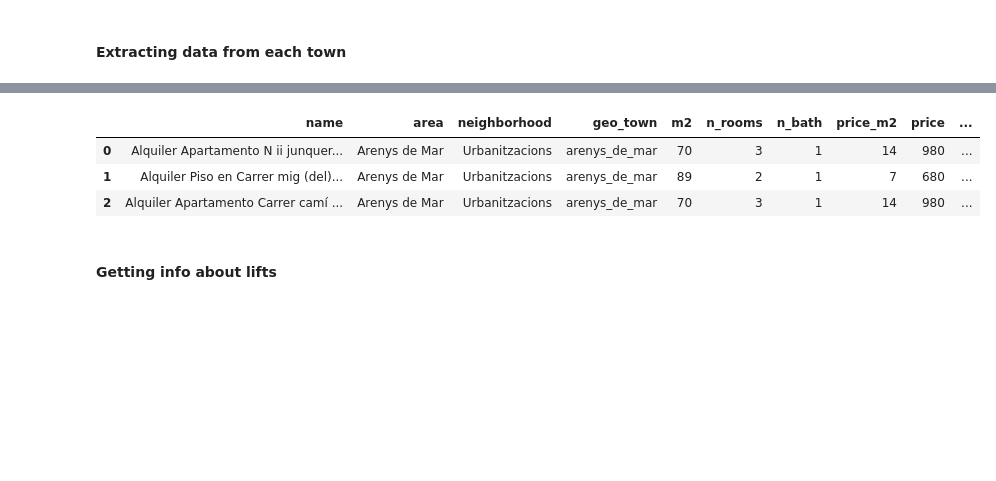
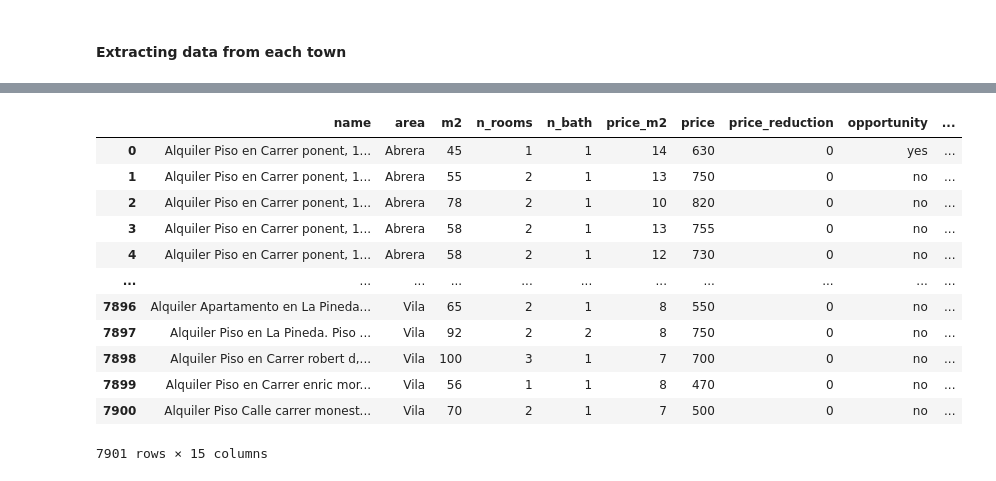
Before and after one commit to ignaciolorenzo/final-project-ignacio, a Jupyter notebook: properties-for-rent-webscrapping.ipynb, the cells around one changed output, grey strips where cells are left out. Drawn from its saved outputs; the diff is of its cells as text; code cells hidden in the pictures; blank space fills up the shorter version.

```diff
--- a/properties-for-rent-webscrapping.ipynb
+++ b/properties-for-rent-webscrapping.ipynb
@@ -130,0 +131,9 @@ filtered_df = geo_data[(geo_data['ccaa'] == ccaa) & (geo_data['n_properties'] >
+# %%
+'''
+max_price = ""
+while max_price == "":
+    try:
+        max_price = int(input("maximum price: "))
+    except:
+        max_price = ""
+'''
@@ -152,7 +196,6 @@ url = "https://www.habitaclia.com/"+property+ascensor+"-"+municipio+".htm?"+habi
 name = []
 town = []
 area = []
-neighborhood = []
 geo_town = []
 features = []
 m2 = []
@@ -167,8 +210,8 @@ opportunity = []
 last_update = []
 url = []
 
-x = min(len(name), len(town), len(area), len(neighborhood), len(geo_town), len(description), len(price), len(last_update), len(url))
-dct = {'name': name[:x], 'town': town[:x], 'area': area[:x], 'neighborhood': neighborhood[:x], 'geo_town':geo_town[:x],'m2': m2[:x], 'n_rooms': n_rooms[:x], 'n_bath': n_bath[:x], 'price_m2': price_m2[:x] ,'price': price[:x], 'price_reduction': price_reduction[:x], 'opportunity':opportunity[:x], 'last_update': last_update[:x],  'description': description[:x], 'url':url[:x] }
+x = min(len(name), len(town), len(area), len(description), len(price), len(last_update), len(url))
+dct = {'name': name[:x], 'town': town[:x], 'area': area[:x], 'm2': m2[:x], 'n_rooms': n_rooms[:x], 'n_bath': n_bath[:x], 'price_m2': price_m2[:x] ,'price': price[:x], 'price_reduction': price_reduction[:x], 'opportunity':opportunity[:x], 'last_update': last_update[:x],  'description': description[:x], 'url':url[:x] }
 df = pd.DataFrame.from_dict(dct)
 
 # Pulling properties from each town in the previously defined list:
@@ -190,7 +233,7 @@ for t in towns:
         for p in pages:
             sleep(randint(2,5))
             url = "https://www.habitaclia.com/"+property+"-"+t+"-"+str(p)+".htm?"+maximum_price
-            #print(url)
+            print(url)
             try:
                 r = requests.get(url)
                 soup = BeautifulSoup(r.content, 'html.parser')
@@ -198,13 +241,12 @@ for t in towns:
                 del properties[-1] # Last item is an ad
             except:
                 print('Error on page', p)
-            #print('town: ', t, " page: ", p)
+            print('town: ', t, " page: ", p)
 
         # Creating a list for each piece of information I want to extract from each property.
         name = []
         town = []
         area = []
-        neighborhood = []
         geo_town = []
         features = []
         m2 = []
@@ -221,11 +263,11 @@ for t in towns:
 
         # Getting the information from each property.
         for i,properties in enumerate(properties):
+
             # Each feature is set as empty prior to being defined. This way we avoid errors when a feature is not available for a certain property.
             name_temp = ""
             town_temp = ""
             area_temp = ""
-            neighborhood_temp = ""
             geo_town_temp = ""
             m2_temp = ""
             n_rooms_temp = ""
@@ -255,7 +297,6 @@ for t in towns:
                     name_temp = properties.find('h3', attrs={'class': 'list-item-title'}).get_text(strip=True)
                     town_temp = properties.find('p', attrs={'class': 'list-item-location'}).get_text(strip=True).split("-",1)[0].strip().replace("Ver mapa","")
                     area_temp = properties.find('p', attrs={'class': 'list-item-location'}).get_text(strip=True).replace('/','-').strip().replace("Ver mapa","").split("-",1)[0]
-                    neighborhood_temp = properties.find('p', attrs={'class': 'list-item-location'}).get_text(strip=True).replace('/','-').strip().replace("Ver mapa","").split("-",1)[1].strip()
                     geo_town_temp = t
                     m2_temp = nfs.get_nums(properties.find('p', attrs={'class': 'list-item-feature'}).get_text(strip=True).split("-")[0])[0]
                     n_rooms_temp = nfs.get_nums(properties.find('p', attrs={'class': 'list-item-feature'}).get_text(strip=True).split("-")[1])[0]
@@ -287,7 +328,6 @@ for t in towns:
                     name.append(name_temp)
                     town.append(town_temp)
                     area.append(area_temp)
-                    neighborhood.append(neighborhood_temp)
                     geo_town.append(geo_town_temp)
                     m2.append(m2_temp)
                     n_rooms.append(n_rooms_temp)
@@ -320,11 +360,14 @@ for t in towns:
                     print('------------------------------------')
                     '''
 
-        x_town = min(len(name), len(town), len(area), len(neighborhood), len(geo_town), len(description), len(price), len(last_update), len(url))
-        dct_town = {'name': name[:x_town], 'town': town[:x_town], 'area': area[:x_town], 'neighborhood': neighborhood[:x_town], 'geo_town':geo_town[:x_town],'m2': m2[:x_town], 'n_rooms': n_rooms[:x_town], 'n_bath': n_bath[:x_town], 'price_m2': price_m2[:x_town] ,'price': price[:x_town], 'price_reduction': price_reduction[:x_town], 'opportunity':opportunity[:x_town], 'last_update': last_update[:x_town],  'description': description[:x_town], 'url':url[:x_town] }
+        x_town = min(len(name), len(town), len(area), len(geo_town), len(description), len(price), len(last_update), len(url))
+        dct_town = {'name': name[:x_town], 'town': town[:x_town], 'area': area[:x_town], 'geo_town':geo_town[:x_town],'m2': m2[:x_town], 'n_rooms': n_rooms[:x_town], 'n_bath': n_bath[:x_town], 'price_m2': price_m2[:x_town] ,'price': price[:x_town], 'price_reduction': price_reduction[:x_town], 'opportunity':opportunity[:x_town], 'last_update': last_update[:x_town],  'description': description[:x_town], 'url':url[:x_town] }
         df_town = pd.DataFrame.from_dict(dct_town)
         df = df.append(df_town, ignore_index = True)
 
+        #Cleaning the final df
+        #df= df[df['price']<int(max_price)]
+        #df = df[~df['description'].str.contains('nuda|sin cedula|sin cédula')]
+
     except:
-        pass
-        #print("no properties found at: ", url)
+        print("no properties found at: ", url)
@@ -358,11 +424,18 @@ def anytype_to_numerical(df, columns = []):
             df[c] = df[c].astype(int)
 anytype_to_numerical(df1, columns = numericals)
 # %%
-df1.head(3)
+df1
 # %% [output]
-|  | name | area | neighborhood | geo_town | m2 | n_rooms | n_bath | price_m2 | price | ... |
-| 0 | Alquiler Apartamento N ii junquer... | Arenys de Mar | Urbanitzacions | arenys_de_mar | 70 | 3 | 1 | 14 | 980 | ... |
-| 1 | Alquiler Piso en Carrer mig (del)... | Arenys de Mar | Urbanitzacions | arenys_de_mar | 89 | 2 | 1 | 7 | 680 | ... |
-| 2 | Alquiler Apartamento Carrer camí ... | Arenys de Mar | Urbanitzacions | arenys_de_mar | 70 | 3 | 1 | 14 | 980 | ... |
+|  | name | area | m2 | n_rooms | n_bath | price_m2 | price | price_reduction | opportunity | ... |
+| 0 | Alquiler Piso en Carrer ponent, 1... | Abrera | 45 | 1 | 1 | 14 | 630 | 0 | yes | ... |
+| 1 | Alquiler Piso en Carrer ponent, 1... | Abrera | 55 | 2 | 1 | 13 | 750 | 0 | no | ... |
+| 2 | Alquiler Piso en Carrer ponent, 1... | Abrera | 78 | 2 | 1 | 10 | 820 | 0 | no | ... |
+| 3 | Alquiler Piso en Carrer ponent, 1... | Abrera | 58 | 2 | 1 | 13 | 755 | 0 | no | ... |
+| 4 | Alquiler Piso en Carrer ponent, 1... | Abrera | 58 | 2 | 1 | 12 | 730 | 0 | no | ... |
+| ... | ... | ... | ... | ... | ... | ... | ... | ... | ... | ... |
+| 7896 | Alquiler Apartamento en La Pineda... | Vila | 65 | 2 | 1 | 8 | 550 | 0 | no | ... |
+| 7897 | Alquiler Piso en La Pineda. Piso ... | Vila | 92 | 2 | 2 | 8 | 750 | 0 | no | ... |
+| 7898 | Alquiler Piso en Carrer robert d,... | Vila | 100 | 3 | 1 | 7 | 700 | 0 | no | ... |
+| 7899 | Alquiler Piso en Carrer enric mor... | Vila | 56 | 1 | 1 | 8 | 470 | 0 | no | ... |
+| 7900 | Alquiler Piso Calle carrer monest... | Vila | 70 | 2 | 1 | 7 | 500 | 0 | no | ... |
+7901 rows × 15 columns
-# %% [markdown]
-#### Getting info about lifts
```
Also changed, not shown: parts of 64 cells of this notebook, 2 other files.
